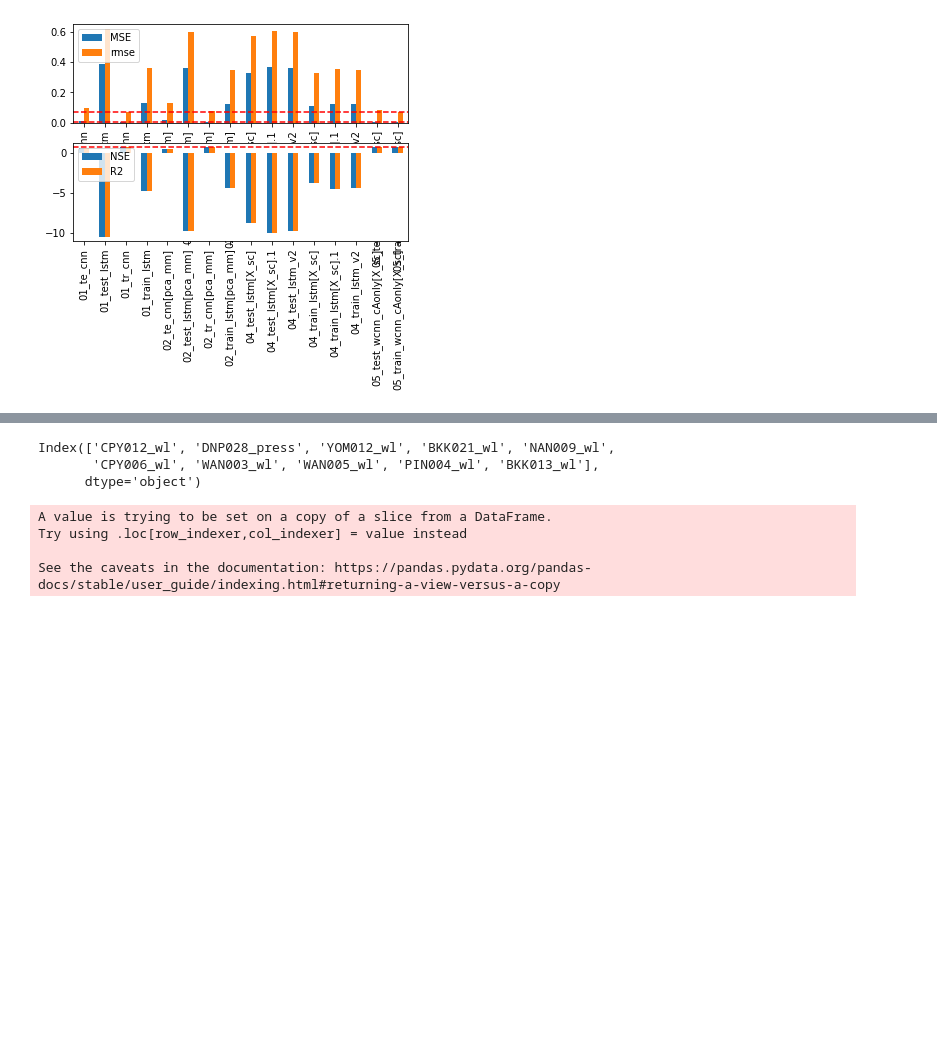
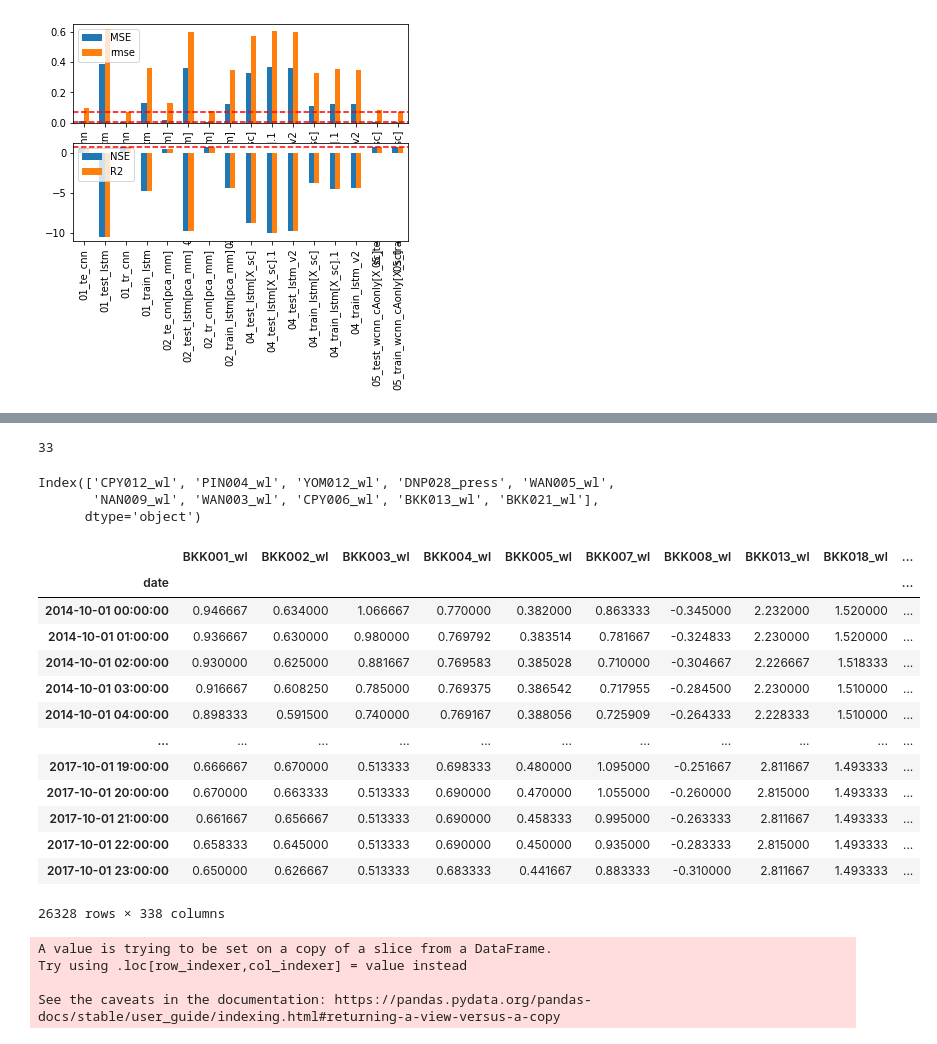
Before and after one commit to SB91ko/ChaoprayaRiver_WaterLV_prediction, a Jupyter notebook: 01_backtobasic_ori_w-PCA.ipynb, the cells around one changed output, grey strips where cells are left out. Drawn from its saved outputs; the diff is of its cells as text; code cells hidden in the pictures; blank space fills up the shorter version.

```diff
--- a/01_backtobasic_ori_w-PCA.ipynb
+++ b/01_backtobasic_ori_w-PCA.ipynb
@@ -110,8 +135,16 @@ my_optimizer = SGD(lr=0.01, decay=0, momentum=0.9, nesterov=True)
+# %%
+k=0
+for i in range(len(a)):
+    if a[i][1] =='humid':
+        k+=1
+print(k)
+# %% [output]
+33
 # %%
 #--------------------------- 2 Yr Edit -----------------------------------#
-host_path = './CPY012/2Yr_flood/'
-start_p = '2016-01-01'
-split_date = '2017-05-10'
-stop_p = '2018-01-01'
+# host_path = './CPY012/2Yr_flood/'
+# start_p = '2016-01-01'
+#split_date = '2017-05-10'
+#stop_p = '2018-01-01'
 # %%
 #-----------------------Baseline / Hybrid -----------------------------------#
@@ -164,9 +197,26 @@ if pca:syn=syn+'[pca_mm]'
 
 data_mar.columns
 # %% [output]
-Index(['CPY012_wl', 'DNP028_press', 'YOM012_wl', 'BKK021_wl', 'NAN009_wl',
-       'CPY006_wl', 'WAN003_wl', 'WAN005_wl', 'PIN004_wl', 'BKK013_wl'],
+Index(['CPY012_wl', 'PIN004_wl', 'YOM012_wl', 'DNP028_press', 'WAN005_wl',
+       'NAN009_wl', 'WAN003_wl', 'CPY006_wl', 'BKK013_wl', 'BKK021_wl'],
       dtype='object')
+# %%
+data
+# %% [output]
+|  | BKK001_wl | BKK002_wl | BKK003_wl | BKK004_wl | BKK005_wl | BKK007_wl | BKK008_wl | BKK013_wl | BKK018_wl | ... |
+| date |  |  |  |  |  |  |  |  |  | ... |
+| 2014-10-01 00:00:00 | 0.946667 | 0.634000 | 1.066667 | 0.770000 | 0.382000 | 0.863333 | -0.345000 | 2.232000 | 1.520000 | ... |
+| 2014-10-01 01:00:00 | 0.936667 | 0.630000 | 0.980000 | 0.769792 | 0.383514 | 0.781667 | -0.324833 | 2.230000 | 1.520000 | ... |
+| 2014-10-01 02:00:00 | 0.930000 | 0.625000 | 0.881667 | 0.769583 | 0.385028 | 0.710000 | -0.304667 | 2.226667 | 1.518333 | ... |
+| 2014-10-01 03:00:00 | 0.916667 | 0.608250 | 0.785000 | 0.769375 | 0.386542 | 0.717955 | -0.284500 | 2.230000 | 1.510000 | ... |
+| 2014-10-01 04:00:00 | 0.898333 | 0.591500 | 0.740000 | 0.769167 | 0.388056 | 0.725909 | -0.264333 | 2.228333 | 1.510000 | ... |
+| ... | ... | ... | ... | ... | ... | ... | ... | ... | ... | ... |
+| 2017-10-01 19:00:00 | 0.666667 | 0.670000 | 0.513333 | 0.698333 | 0.480000 | 1.095000 | -0.251667 | 2.811667 | 1.493333 | ... |
+| 2017-10-01 20:00:00 | 0.670000 | 0.663333 | 0.513333 | 0.690000 | 0.470000 | 1.055000 | -0.260000 | 2.815000 | 1.493333 | ... |
+| 2017-10-01 21:00:00 | 0.661667 | 0.656667 | 0.513333 | 0.690000 | 0.458333 | 0.995000 | -0.263333 | 2.811667 | 1.493333 | ... |
+| 2017-10-01 22:00:00 | 0.658333 | 0.645000 | 0.513333 | 0.690000 | 0.450000 | 0.935000 | -0.283333 | 2.815000 | 1.493333 | ... |
+| 2017-10-01 23:00:00 | 0.650000 | 0.626667 | 0.513333 | 0.683333 | 0.441667 | 0.883333 | -0.310000 | 2.811667 | 1.493333 | ... |
+26328 rows × 338 columns
 # %%
 ##----------- SCALE
 def Preprocess_pca(input):
```
Also changed, not shown: parts of 5 cells of this notebook, 7 other files.
